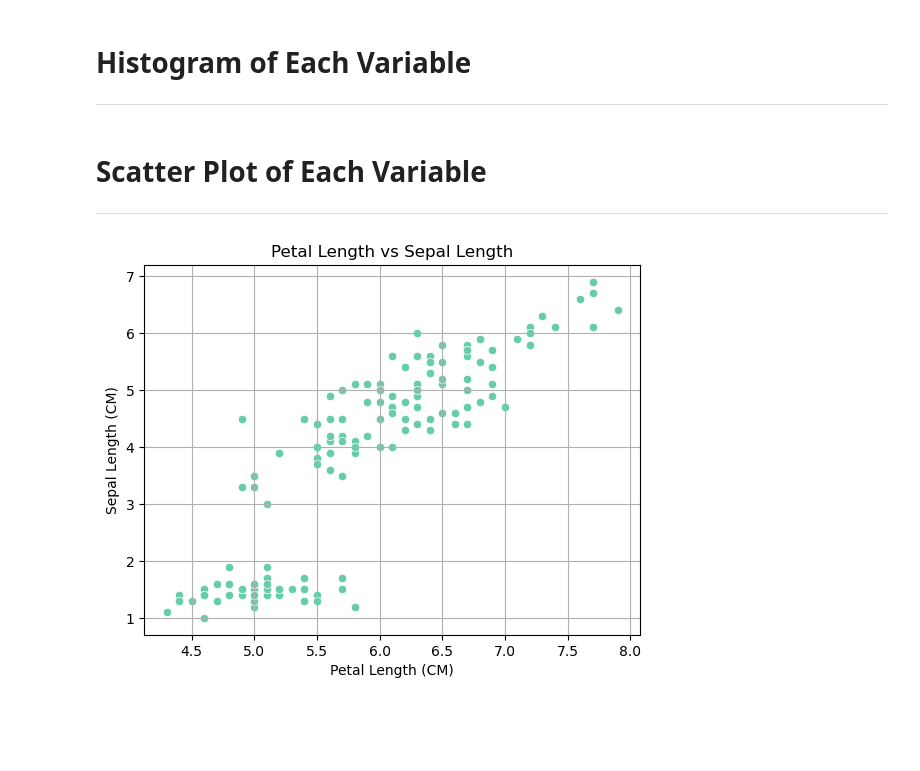
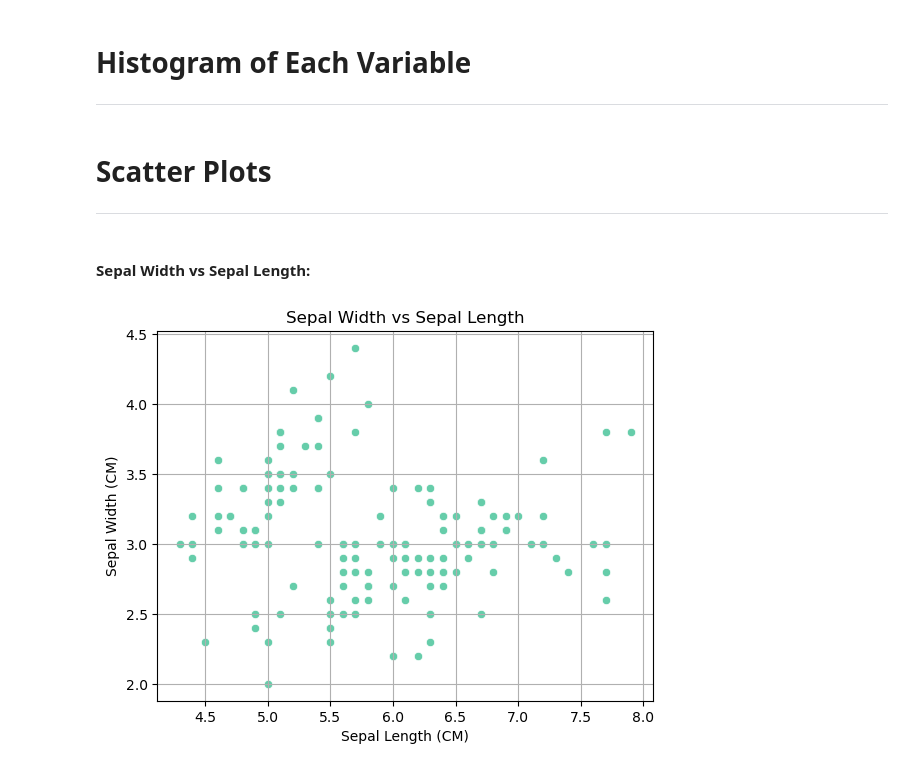
Before and after one commit to briannemcgrath/pands-project, a Jupyter notebook: analysis.ipynb, the cells around one changed output. Drawn from its saved outputs; the diff is of its cells as text; code cells hidden in the pictures; blank space fills up the shorter version.

```diff
--- a/analysis.ipynb
+++ b/analysis.ipynb
@@ -102,18 +102,20 @@ def save_histograms(df, output_dir):
         plt.savefig(filepath)
         plt.close()
         print(f"Saved histogram of '{column}' to '{filepath}'")
-# %% [markdown]
-# Scatter Plot of Each Variable
-
-***
+# %% [markdown]
+# Scatter Plots
+
+***
+# %% [markdown]
+#### Sepal Width vs Sepal Length:
 # %%
 #Scatter Plots
 
-sns.scatterplot(x='SepalLengthCm', y='PetalLengthCm', data=df, color='mediumaquamarine')
-plt.title('Petal Length vs Sepal Length')
-plt.xlabel('Petal Length (CM)')
-plt.ylabel('Sepal Length (CM)')
+sns.scatterplot(x='SepalLengthCm', y='SepalWidthCm', data=df, color='mediumaquamarine')
+plt.title('Sepal Width vs Sepal Length')
+plt.xlabel('Sepal Length (CM)')
+plt.ylabel('Sepal Width (CM)')
 plt.grid()
 plt.show()
 # %% [output]
-[figure, old version]
+[figure, new version]
```
Also changed, not shown: parts of 6 cells of this notebook.
